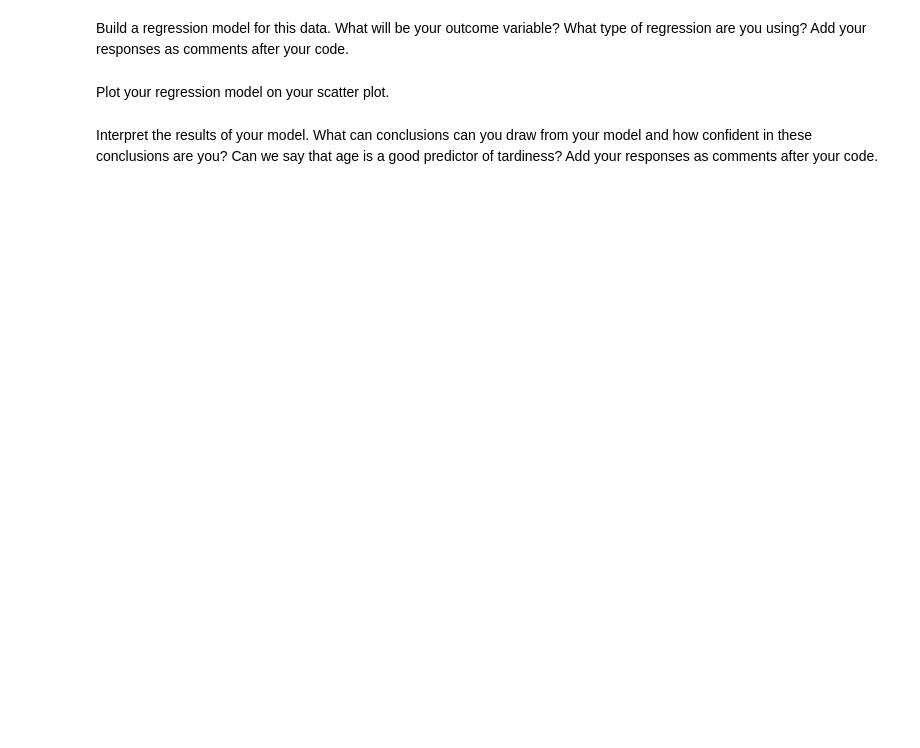
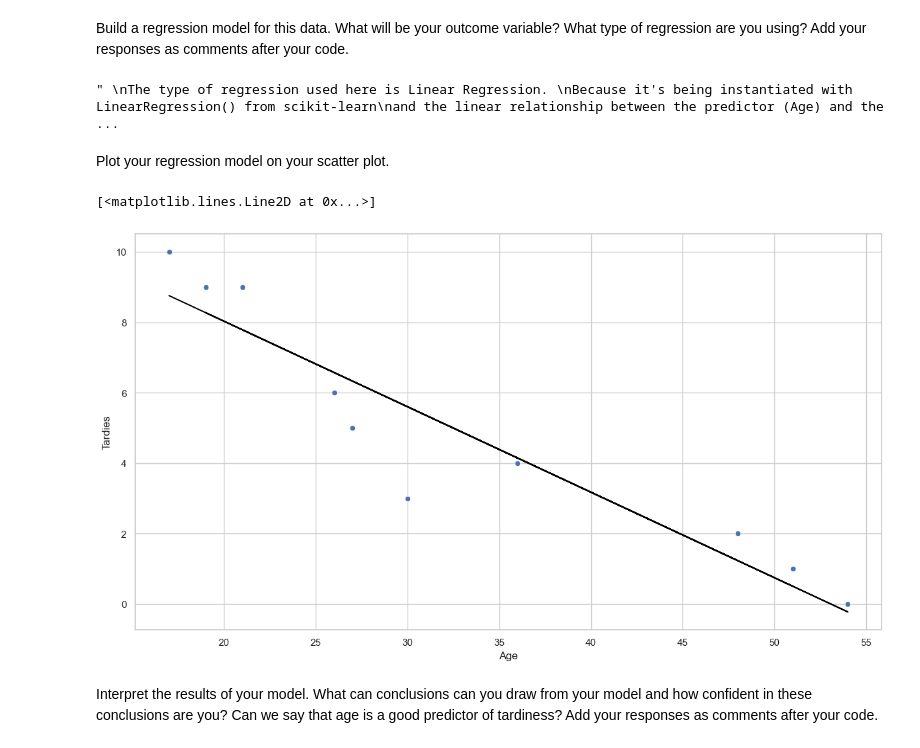
Before and after one commit to Ironhack-data-bcn-oct-2023/lab-regression-analysis, a Jupyter notebook: your-code.ipynb, the cells around one changed output. Drawn from its saved outputs; the diff is of its cells as text; code cells hidden in the pictures; blank space fills up the shorter version.

```diff
--- a/your-code.ipynb
+++ b/your-code.ipynb
@@ -49,2 +78,20 @@ Build a regression model for this data. What will be your outcome variable? What
+# %%
+lr = LinearRegression()
+X = student_data[["Age"]]
+y = student_data["Tardies"]
+
+lr.fit(X, y)
+intercept = lr.intercept_  # 12.888803363135771
+slope = lr.coef_[0]       # -0.2428207709159809
+
+student_data["prediction_through_scikit_learn"] = student_data["Age"] * lr.coef_[0] + lr.intercept_
+
+"""
+The type of regression used here is Linear Regression.
+Because it's being instantiated with LinearRegression() from scikit-learn
+and the linear relationship between the predictor (Age) and the outcome variable (Tardies).
+"""
+# %% [output]
+" \nThe type of regression used here is Linear Regression. \nBecause it's being instantiated with LinearRegression() from scikit-learn\nand the linear relationship between the predictor (Age) and the  ...
 # %% [markdown]
 Plot your regression model on your scatter plot.
@@ -53,2 +98,8 @@ Plot your regression model on your scatter plot.
+# %%
+sns.scatterplot(x=student_data["Age"], y=student_data["Tardies"], data=student_data);
+plt.plot(student_data["Age"], student_data["prediction_through_scikit_learn"], c="black", label="prediction_through_scikit_learn")
+# %% [output]
+[<matplotlib.lines.Line2D at 0x...>]
+[figure, added]
 # %% [markdown]
 Interpret the results of your model. What can conclusions can you draw from your model and how confident in these conclusions are you? Can we say that age is a good predictor of tardiness? Add your responses as comments after your code.
```
Also changed, not shown: parts of 36 cells of this notebook.
